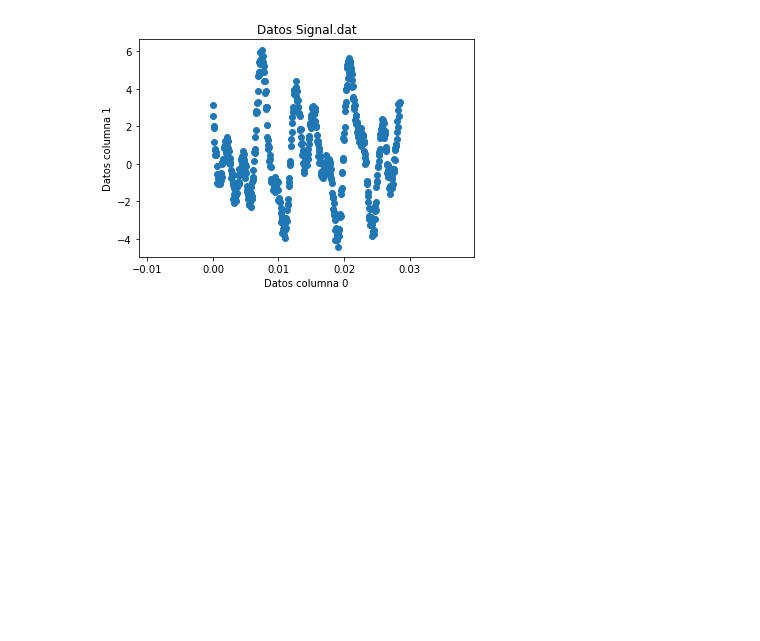
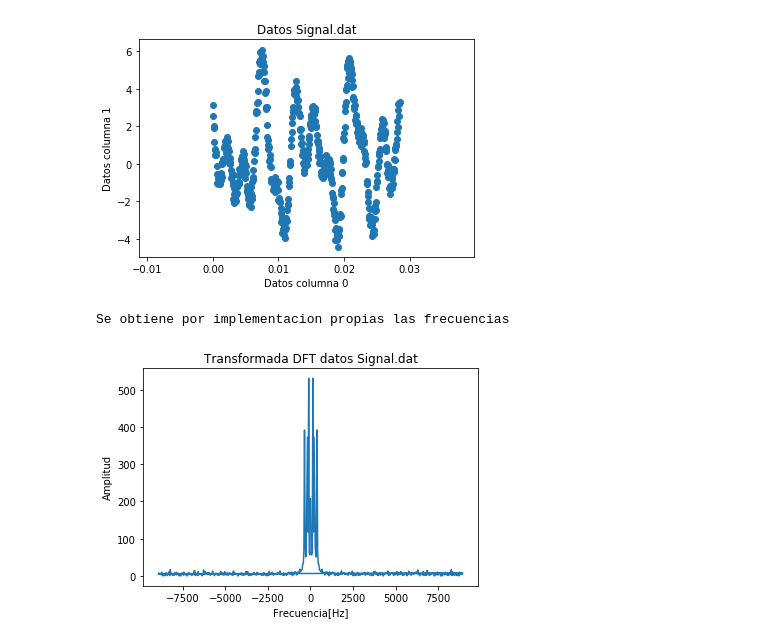
Before and after one commit to JADC362/MetodoTarea3, a Jupyter notebook: Furier.ipynb, the cells around one changed output. Drawn from its saved outputs; the diff is of its cells as text; code cells hidden in the pictures; blank space fills up the shorter version.

```diff
--- a/Furier.ipynb
+++ b/Furier.ipynb
@@ -9,16 +9,39 @@ datosIncompletos = np.genfromtxt("incompletos.dat",delimiter=",")
 # %%
 #Ploteo datos signal
 plt.figure()
-plt.scatter(datosSignal[:,0],datosSignal[:,1])
+datosSignalX = datosSignal[:,0]
+datosSignalY = datosSignal[:,1]
+plt.scatter(datosSignalX,datosSignalY)
 plt.title("Datos Signal.dat")
 plt.ylabel("Datos columna 1")
 plt.xlabel("Datos columna 0")
 plt.savefig("DuarteJohn_signal.pdf",bbox_inches="tight")
 # %% [output]
 [figure]
-# %%
-def furierDiscreto(T,datosy):
-    w = 2*np.pi/T
-    transformada = np.zeros([len(datosy)])
-    for i in range(len(datosy)):
-        transformada[i]=sum(transformada)+datosy[i]*exp(-1j*w*i)
+# %%
+#DFT
+def furierDiscreto(datosy):
+    N = len(datosy)
+    dft = np.zeros([len(datosy)],dtype=complex)
+    Z = np.exp(-2j*np.pi/N)
+    for n in range(N):
+        valorn = 0*np.exp(1j)
+        for k in range(N):
+            valorn+=(Z**(n*k))*datosy[k]
+        dft[n]=valorn
+    return dft
+# %%
+dft=furierDiscreto(datosSignalY)
+pf = (1/(datosSignalX[1]-datosSignalX[0]))
+freq = np.concatenate((np.linspace(0,pf,len(datosSignalY))[0:256],np.linspace(-pf,0,len(datosSignalY))[256:512]))
+#Ploteo datos signal
+plt.figure()
+plt.plot(freq,abs(dft))
+plt.title("Transformada DFT datos Signal.dat")
+plt.ylabel("Amplitud")
+plt.xlabel("Frecuencia[Hz]")
+plt.savefig("DuarteJohn_TF.pdf",bbox_inches="tight")
+print("Se obtiene por implementacion propias las frecuencias")
+# %% [output]
+Se obtiene por implementacion propias las frecuencias
+[figure, added]
```
